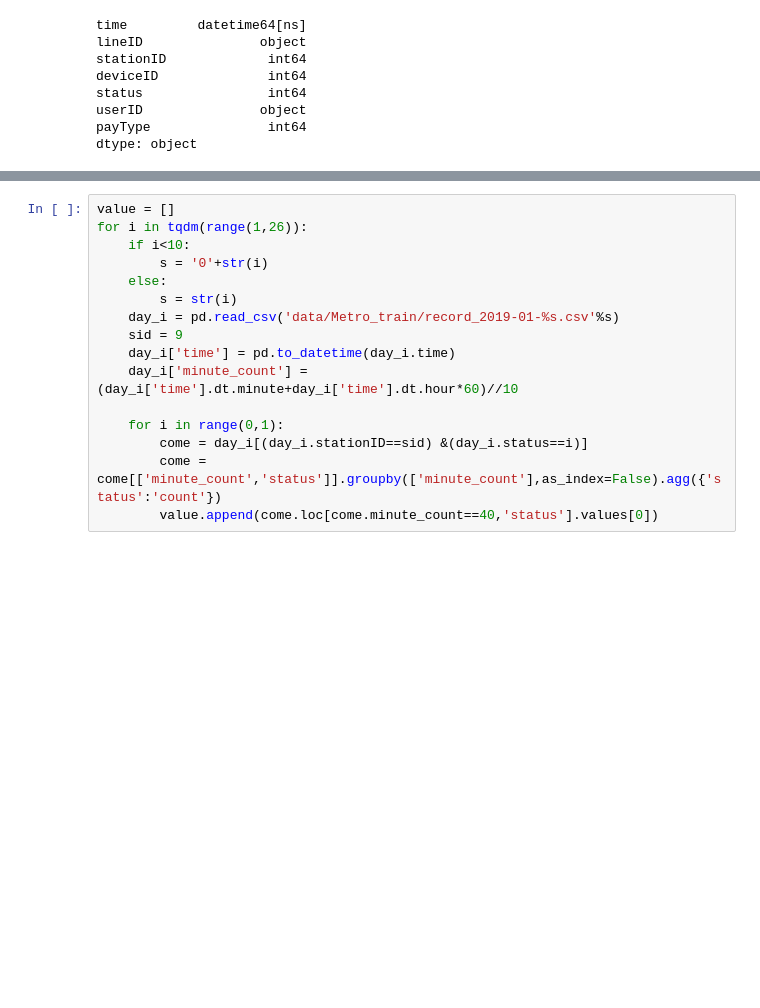
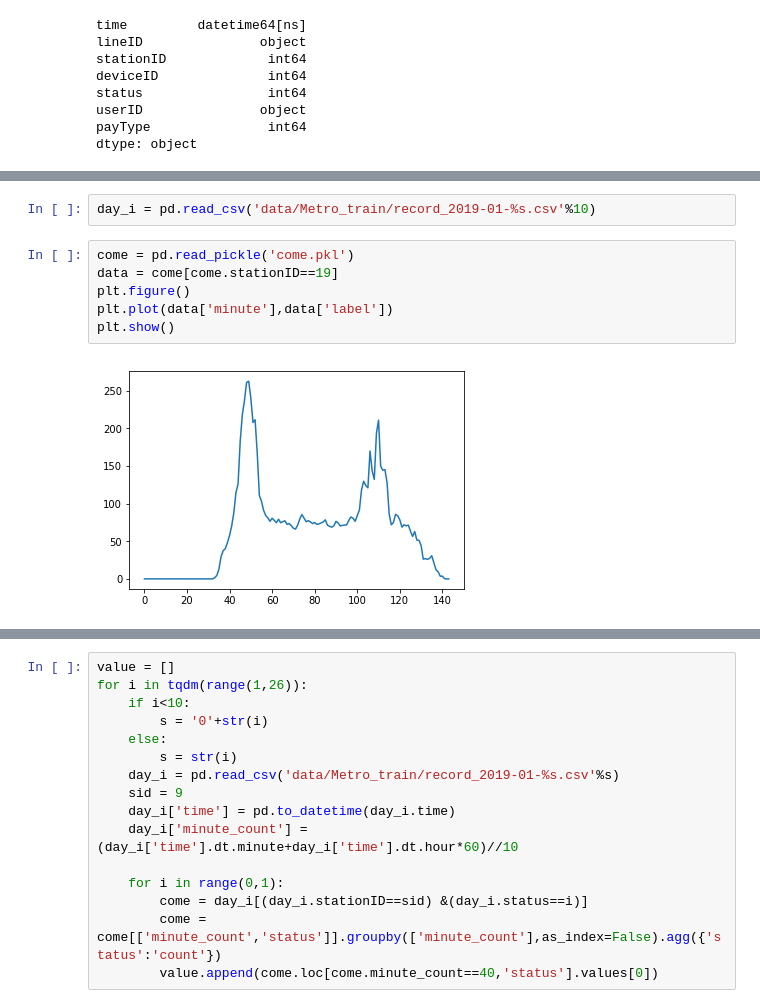
Before and after one commit to zhusleep/city_cal, a Jupyter notebook: EDA.ipynb, the cells around one changed output, grey strips where cells are left out. Saved outputs shown, nothing was run; the diff lists cells and outputs as text; blank space fills up the shorter version.

```diff
--- a/EDA.ipynb
+++ b/EDA.ipynb
@@ -116,0 +123,10 @@ for i in tqdm(range(1,26)):
+# %%
+day_i = pd.read_csv('data/Metro_train/record_2019-01-%s.csv'%10)
+# %%
+come = pd.read_pickle('come.pkl')
+data = come[come.stationID==19]
+plt.figure()
+plt.plot(data['minute'],data['label'])
+plt.show()
+# %% [output]
+[figure, added]
```
Also changed, not shown: parts of 19 cells of this notebook, 13 other files.
